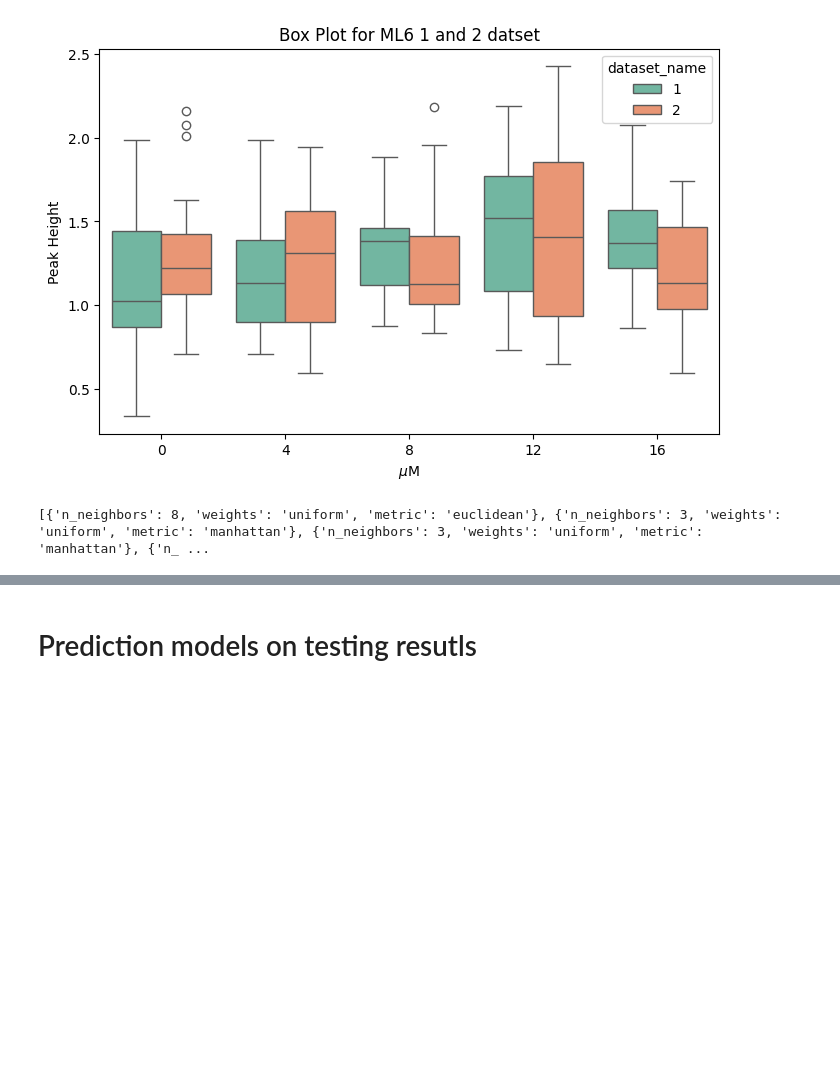
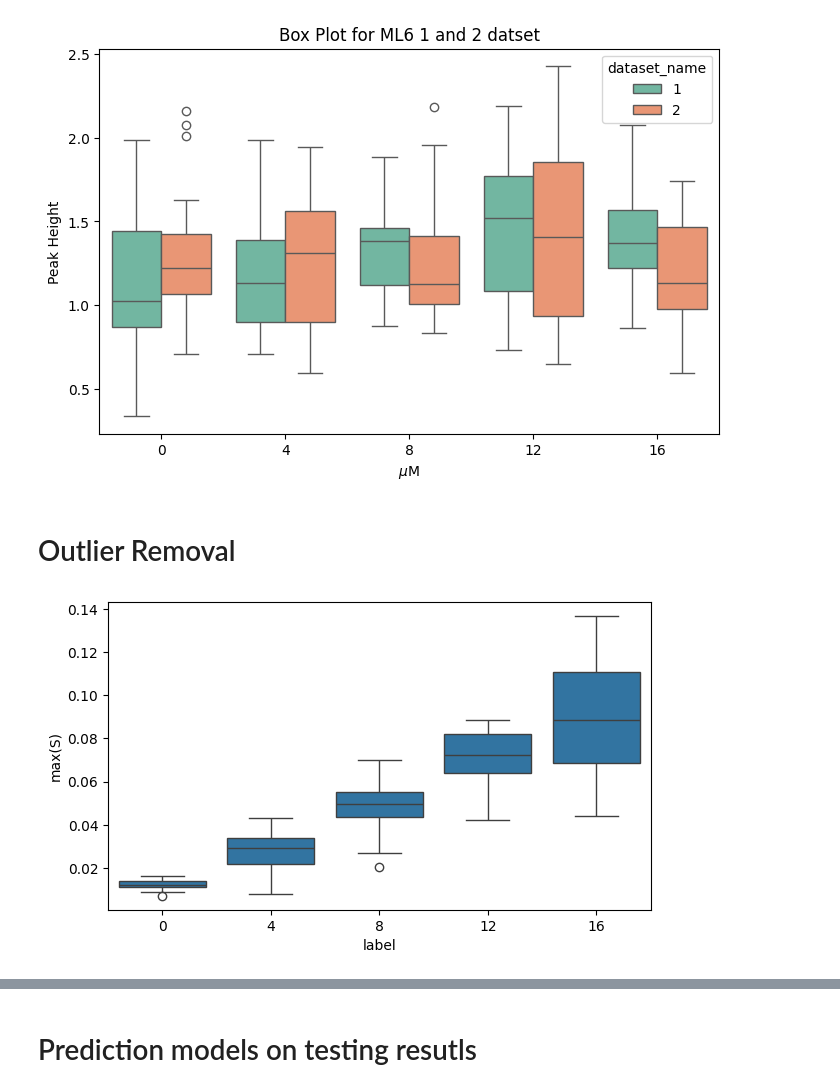
Before and after one commit to ramseylab/vgramreg, a Jupyter notebook: notebooks/Journal_paper_ML6.ipynb, the cells around one changed output, grey strips where cells are left out. Saved outputs shown, nothing was run; the diff lists cells and outputs as text; code cells hidden in the pictures; blank space fills up the shorter version.

Commit message:
Runs the outlier detection code to visualize outliers in boxplot and removes the outliers

```diff
--- a/notebooks/Journal_paper_ML6.ipynb
+++ b/notebooks/Journal_paper_ML6.ipynb
@@ -31,8 +32,5 @@ from src.graph_visualization import feature_selection_tabularize, create_correla
 ML6_1 = pd.read_excel('/Users/sangam/Desktop/Epilepsey/Code/vgramreg/dataset/ML6/Day 1 Data/feature_extraction_noise_None.xlsx')
 ML6_2 = pd.read_excel('/Users/sangam/Desktop/Epilepsey/Code/vgramreg/dataset/ML6/Day 2 Data/feature_extraction_noise_None.xlsx')
 
-ML6_2['label'] = ML6_2['file'].apply(lambda x: x.split('/')[-1].split('_')[-2].replace('cbz','')).apply(lambda x: int(x))
-ML6_2 = ML6_2.drop(columns='file')
-
-ML6_1['label'] = ML6_1['file'].apply(lambda x: x.split('/')[-1].split('_')[-2].replace('cbz','')).apply(lambda x: int(x))
-ML6_1 = ML6_1.drop(columns='file')
+ML6_1['dataset_name'] = '1'
+ML6_2['dataset_name'] = '2'
@@ -66,0 +37,12 @@ final_dataset
+# %%
+final_dataset = pd.concat([ML6_1, ML6_2], ignore_index=True)
+final_dataset['label'] = final_dataset['file'].apply(lambda x: x.split('/')[-1].split('_')[-2].replace('cbz','')).apply(lambda x: int(x))
+final_dataset.rename(columns={"PH": 'max(S)', 'signal_std':'std(S)', 'signal_mean':'mean(S)', 'peak area':'area(S)', \
+                        'dS_dV_area':'area(dS/dV)', 'dS_dV_max_peak':'max(dS/dV)', 'dS_dV_min_peak':'min(dS/dV)',\
+                    'dS_dV_peak_diff':'max(dS/dV) - min(dS/dV)', \
+                    'peak V':'V_max(S)', 'dS_dV_max_V':'V_max(dS/dV)', 'dS_dV_min_V':'V_min(dS/dV)',\
+        }, inplace = True)
+
+final_dataset = final_dataset[['area(S)', 'max(S)', 'max(dS/dV)', 'min(dS/dV)', 'V_max(S)', 'vcenter', 'V_max(dS/dV)', 'V_min(dS/dV)', 'f1', 'f2', 'file', 'label', 'dataset_name']]
+
+final_dataset
@@ -77,7 +73,6 @@ plt.title("Box Plot for ML6 1 and 2 datset")
 Text(0.5, 1.0, 'Box Plot for ML6 1 and 2 datset')
 [figure]
 # %%
-Y           = final_dataset['label']
-X           = final_dataset.drop(columns=['label', 'dataset_name'])
-
-X_train, X_test, y_train, y_test  = train_test_split(X, Y, test_size=0.4, shuffle=True, random_state=42, stratify=Y)
+train, test  = train_test_split(final_dataset, test_size=0.4, shuffle=True, random_state=42, stratify=final_dataset['label'])
+# %% [markdown]
+# Outlier Removal
@@ -83,0 +87,5 @@ X_train, X_test, y_train, y_test  = train_test_split(X, Y, test_size=0.4, shuffl
+# %%
+outlier_vis_path ='../results/Journal_paper/Outlier_Visualization/outlier.png'
+X_filtered, ouliers = find_outliers_remove('max(S)', train, save_path=outlier_vis_path)
+# %% [output]
+[figure, added]
@@ -119,7 +132,7 @@ def plot_model_vs_score(score_df:dict,
         plt.savefig(f'{save_path}', dpi=300, bbox_inches='tight')
 # %%
 # List of models
-models = ['KNN', 'Linear']
+models = ['KNN', 'RF', 'SVM', 'Linear']
 root_path = '../results/Journal_paper'
 
 # Calcualte y_LOD
@@ -143,13 +156,14 @@ cross_feature_score = {'Models':[], 'Feature_Selected_ON':[], 'Feature_set':[],
 for model_name in models:
 
     model             = ModelSelection(model_name, X_train, y_train)
-    selected_features, best_params = model.find_best_features(kf, metric=metric, use_adjusted_r2=True)
-    print(best_params)
+    selected_features, best_params = model.find_best_features(kf, metric=metric, use_adjusted_r2=True, )
+
     df                = feature_selection_tabularize(selected_features)
+
+    df['best_params_list'] = best_params + [{}]*(len(df)- len(best_params))
 
     df.to_excel(f'../results/Journal_paper/Feature_selection/{model_name}_feature_selection_{metric}.xlsx')
     best_score_feature_set = get_best_score_per_feature_count(selected_features, only_best=False, higher_better=higher_better)
-    break
 
     save_path = f'../results/Journal_paper/Comparison_barchart/{model_name}_{metric}.png'
     best_score_df = pd.DataFrame(best_score_feature_set, columns=["Models", "Scores"])
@@ -174,6 +188,4 @@ for model_name in models:
 
 cross_feature_set_df = pd.DataFrame(cross_feature_score)
 cross_feature_set_df.to_excel(os.path.join(root_path, f'Cross_Feature_Set/feature_selected_on_{metric}.xlsx'))
-# %% [output]
-[{'n_neighbors': 8, 'weights': 'uniform', 'metric': 'euclidean'}, {'n_neighbors': 3, 'weights': 'uniform', 'metric': 'manhattan'}, {'n_neighbors': 3, 'weights': 'uniform', 'metric': 'manhattan'}, {'n_ ...
 # %%
```
Also changed, not shown: parts of 12 cells of this notebook, 1 other file.
